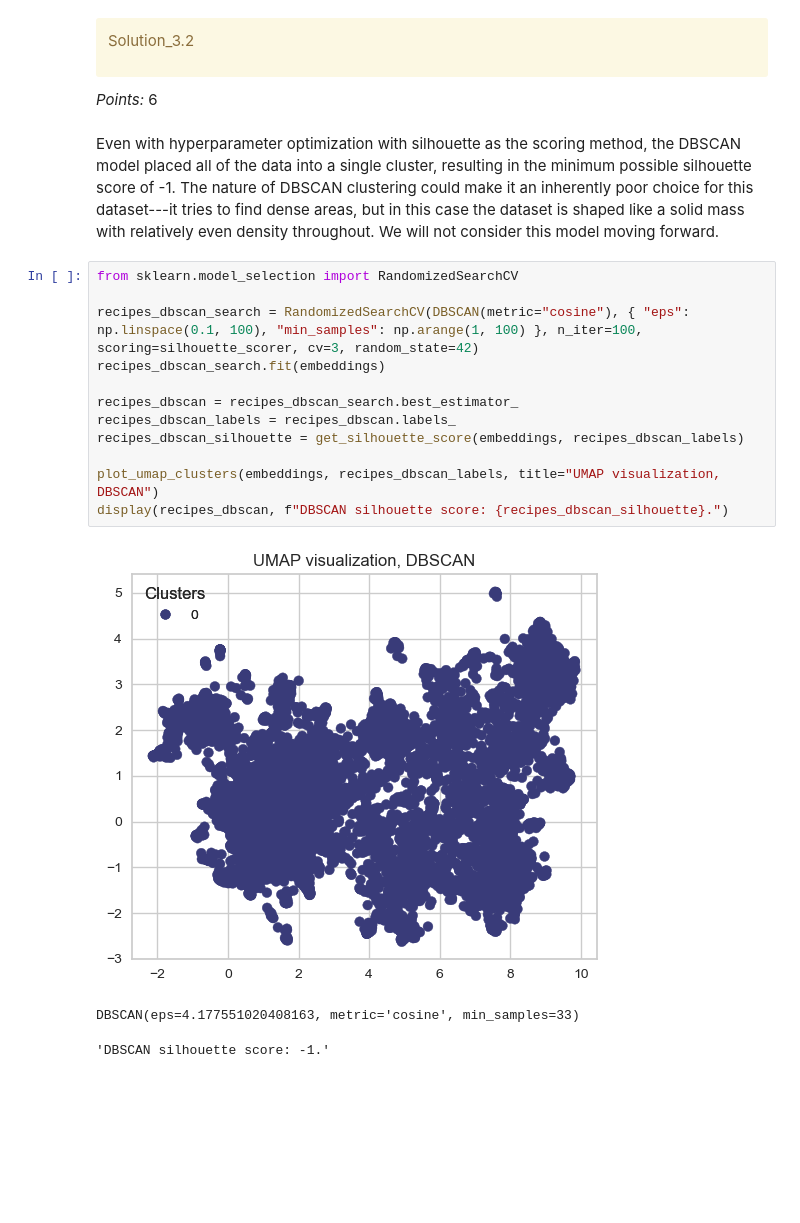
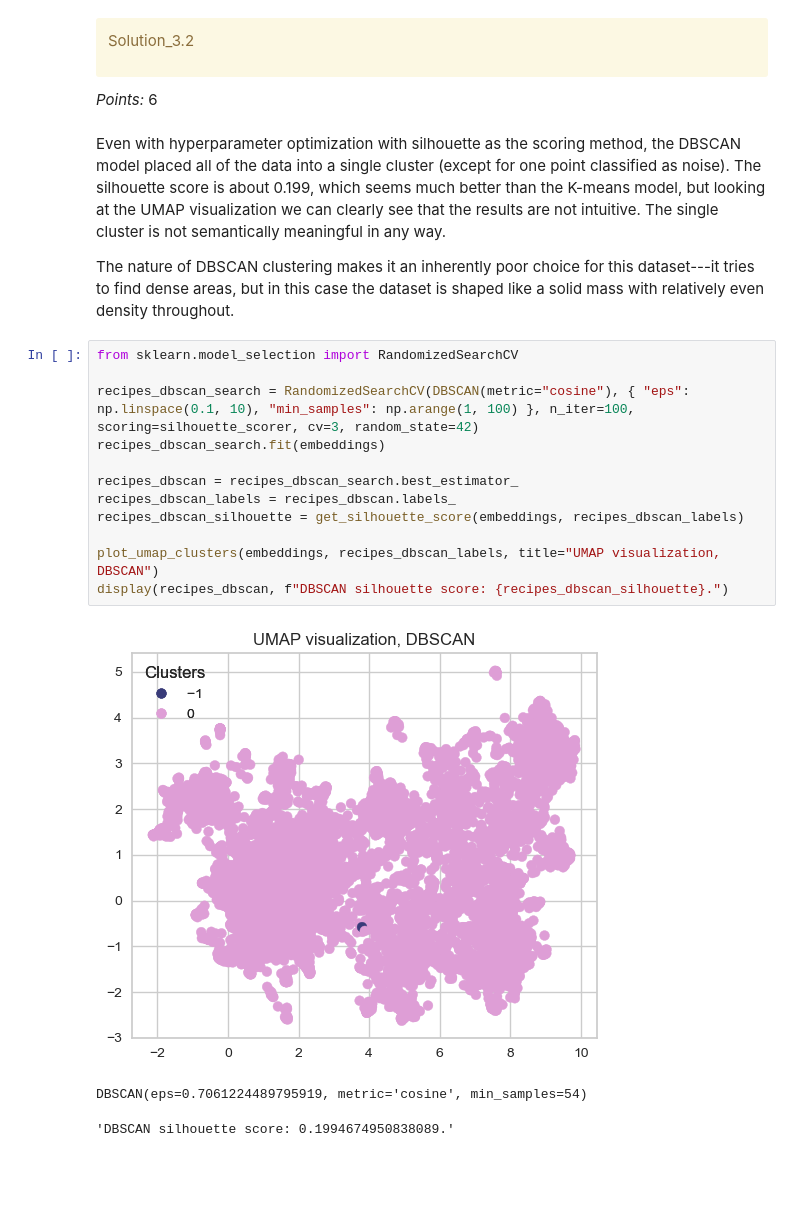
Before and after one commit to arthu-rguo/cpsc-330-hw6, a Jupyter notebook: hw6.ipynb, the cells around one changed output. Saved outputs shown, nothing was run; the diff lists cells and outputs as text; blank space fills up the shorter version.

Commit message:
adjust eps for dbscan

```diff
--- a/hw6.ipynb
+++ b/hw6.ipynb
@@ -868,23 +868,25 @@ Solution_3.2
 
 _Points:_ 6
 # %% [markdown]
-Even with hyperparameter optimization with silhouette as the scoring method, the DBSCAN model placed all of the data into a single cluster, resulting in the minimum possible silhouette score of -1. The nature of DBSCAN clustering could make it an inherently poor choice for this dataset---it tries to find dense areas, but in this case the dataset is shaped like a solid mass with relatively even density throughout. We will not consider this model moving forward.
+Even with hyperparameter optimization with silhouette as the scoring method, the DBSCAN model placed all of the data into a single cluster (except for one point classified as noise). The silhouette score is about 0.199, which seems much better than the K-means model, but looking at the UMAP visualization we can clearly see that the results are not intuitive. The single cluster is not semantically meaningful in any way.
+
+The nature of DBSCAN clustering makes it an inherently poor choice for this dataset---it tries to find dense areas, but in this case the dataset is shaped like a solid mass with relatively even density throughout.
 # %%
 from sklearn.model_selection import RandomizedSearchCV
 
-recipes_dbscan_search = RandomizedSearchCV(DBSCAN(metric="cosine"), { "eps": np.linspace(0.1, 100), "min_samples": np.arange(1, 100) }, n_iter=100, scoring=silhouette_scorer, cv=3, random_state=42)
+recipes_dbscan_search = RandomizedSearchCV(DBSCAN(metric="cosine"), { "eps": np.linspace(0.1, 10), "min_samples": np.arange(1, 100) }, n_iter=100, scoring=silhouette_scorer, cv=3, random_state=42)
 recipes_dbscan_search.fit(embeddings)
 
 recipes_dbscan = recipes_dbscan_search.best_estimator_
 recipes_dbscan_labels = recipes_dbscan.labels_
 recipes_dbscan_silhouette = get_silhouette_score(embeddings, recipes_dbscan_labels)
 
 plot_umap_clusters(embeddings, recipes_dbscan_labels, title="UMAP visualization, DBSCAN")
 display(recipes_dbscan, f"DBSCAN silhouette score: {recipes_dbscan_silhouette}.")
 # %% [output]
-[figure, old version]
+[figure, new version]
-DBSCAN(eps=4.177551020408163, metric='cosine', min_samples=33)
+DBSCAN(eps=0.7061224489795919, metric='cosine', min_samples=54)
-'DBSCAN silhouette score: -1.'
+'DBSCAN silhouette score: 0.1994674950838089.'
 # %% [markdown]
 <!-- END QUESTION -->
 
```
Also changed, not shown: parts of 3 cells of this notebook.
